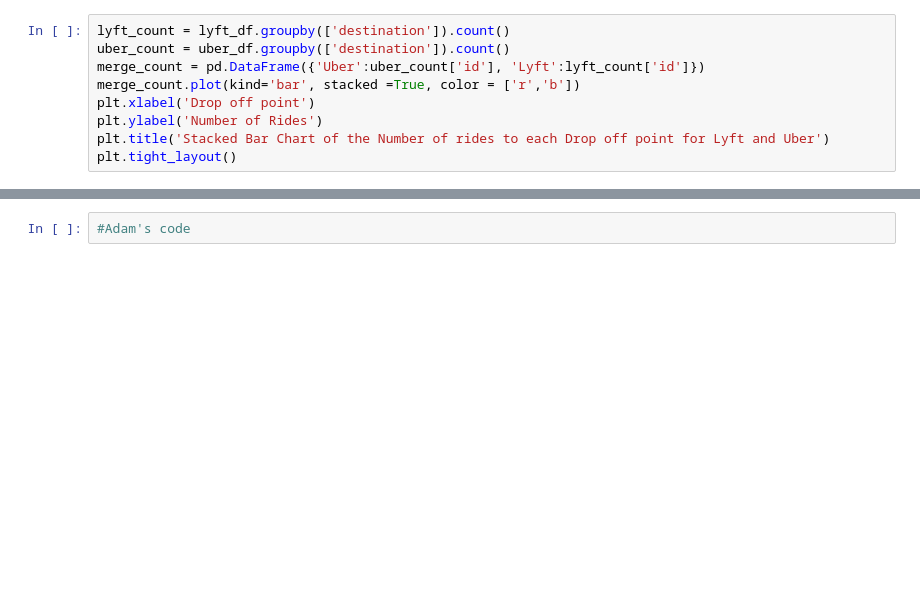
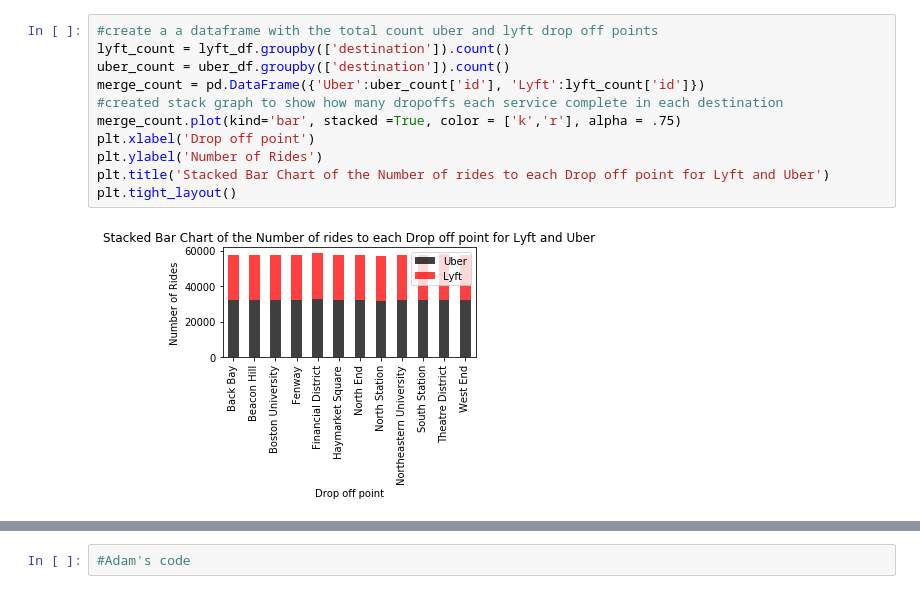
Before and after one commit to Hurle156/group-project-1, a Jupyter notebook: project_1_starter.ipynb, the cells around one changed output, grey strips where cells are left out. Cells and saved outputs as stored; diff of their text form; blank space fills up the shorter version.

```diff
--- a/project_1_starter.ipynb
+++ b/project_1_starter.ipynb
@@ -20,9 +49,13 @@ plt.tight_layout()
 # %%
+#create a a dataframe with the total count uber and lyft drop off points
 lyft_count = lyft_df.groupby(['destination']).count()
 uber_count = uber_df.groupby(['destination']).count()
 merge_count = pd.DataFrame({'Uber':uber_count['id'], 'Lyft':lyft_count['id']})
-merge_count.plot(kind='bar', stacked =True, color = ['r','b'])
+#created stack graph to show how many dropoffs each service complete in each destination
+merge_count.plot(kind='bar', stacked =True, color = ['k','r'], alpha = .75)
 plt.xlabel('Drop off point')
 plt.ylabel('Number of Rides')
 plt.title('Stacked Bar Chart of the Number of rides to each Drop off point for Lyft and Uber')
 plt.tight_layout()
+# %% [output]
+[figure, added]
```
Also changed, not shown: parts of 6 cells of this notebook.
